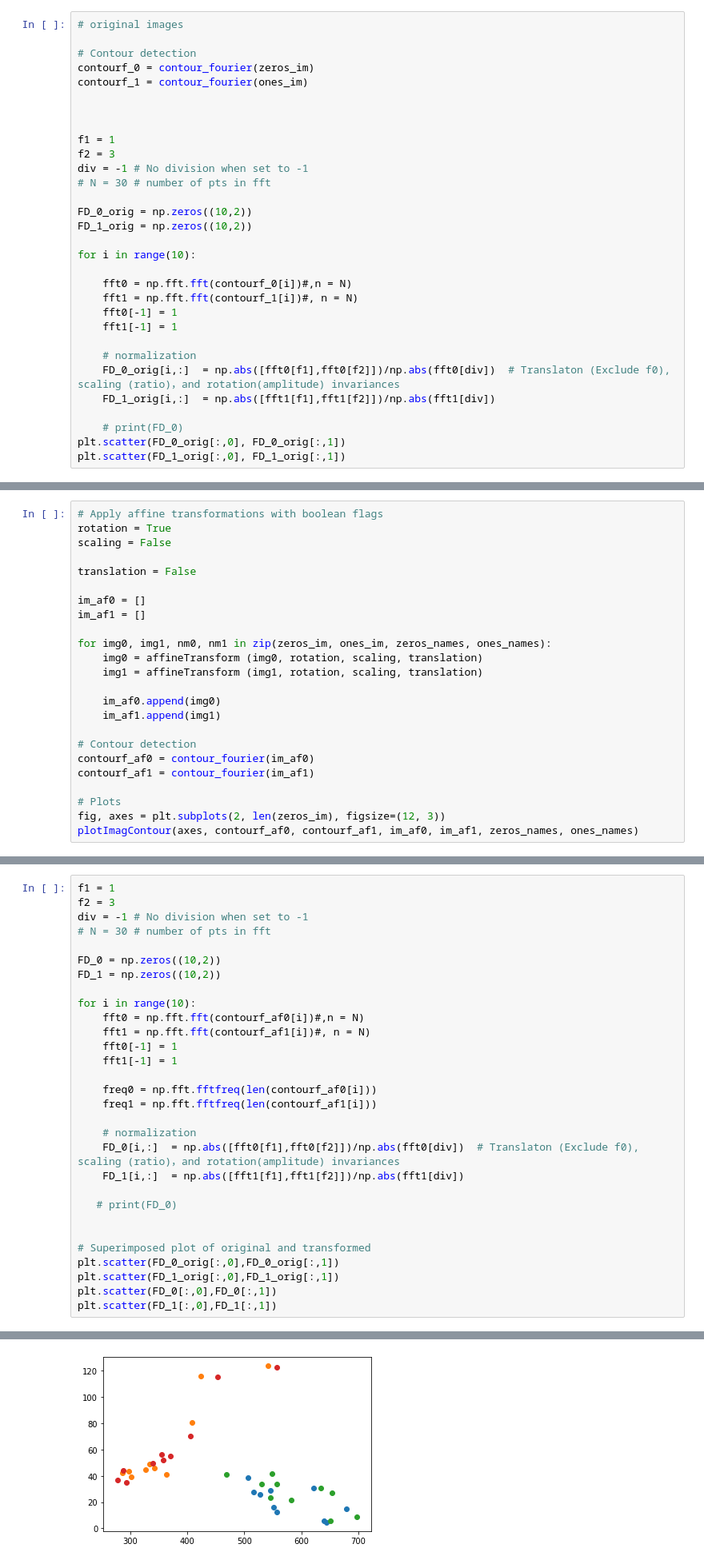
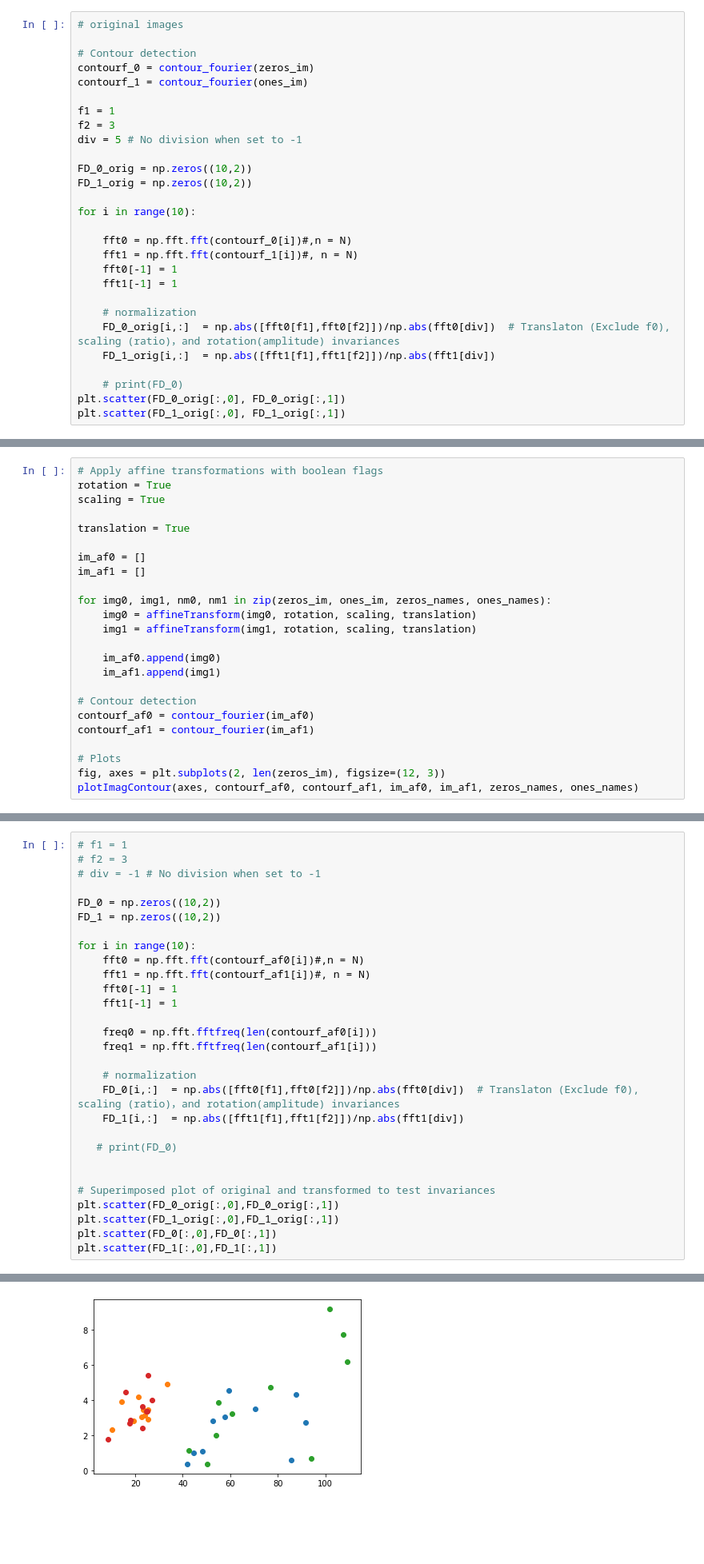
Before and after one commit to Jiang15/Image_analysis_and_pattern-recognition, a Jupyter notebook: Lab 2/lab_02_object_description.ipynb, the cells around one changed output, grey strips where cells are left out. Shown at 80% size. Saved outputs shown, nothing was run; the diff lists cells and outputs as text; blank space fills up the shorter version.

```diff
--- a/Lab 2/lab_02_object_description.ipynb
+++ b/Lab 2/lab_02_object_description.ipynb
@@ -264,12 +279,9 @@ def plotImagContour(axes, contourf_0, contourf_1, zeros_im, ones_im, zeros_names
 contourf_0 = contour_fourier(zeros_im)
 contourf_1 = contour_fourier(ones_im)
 
-
-
 f1 = 1
 f2 = 3
-div = -1 # No division when set to -1
-# N = 30 # number of pts in fft
+div = 5 # No division when set to -1
 
 FD_0_orig = np.zeros((10,2))
 FD_1_orig = np.zeros((10,2))
@@ -294,16 +306,16 @@ plt.scatter(FD_1_orig[:,0], FD_1_orig[:,1])
 # %%
 # Apply affine transformations with boolean flags
 rotation = True
-scaling = False
+scaling = True
 
-translation = False
+translation = True
 
 im_af0 = []
 im_af1 = []
 
 for img0, img1, nm0, nm1 in zip(zeros_im, ones_im, zeros_names, ones_names):
-    img0 = affineTransform (img0, rotation, scaling, translation)
-    img1 = affineTransform (img1, rotation, scaling, translation)
+    img0 = affineTransform(img0, rotation, scaling, translation)
+    img1 = affineTransform(img1, rotation, scaling, translation)
 
     im_af0.append(img0)
     im_af1.append(img1)
@@ -320,33 +337,32 @@ plotImagContour(axes, contourf_af0, contourf_af1, im_af0, im_af1, zeros_names, o
 # %%
-f1 = 1
-f2 = 3
-div = -1 # No division when set to -1
-# N = 30 # number of pts in fft
+# f1 = 1
+# f2 = 3
+# div = -1 # No division when set to -1
 
 FD_0 = np.zeros((10,2))
 FD_1 = np.zeros((10,2))
 
 for i in range(10):
     fft0 = np.fft.fft(contourf_af0[i])#,n = N)
     fft1 = np.fft.fft(contourf_af1[i])#, n = N)
     fft0[-1] = 1
     fft1[-1] = 1
 
     freq0 = np.fft.fftfreq(len(contourf_af0[i]))
     freq1 = np.fft.fftfreq(len(contourf_af1[i]))
 
     # normalization
     FD_0[i,:]  = np.abs([fft0[f1],fft0[f2]])/np.abs(fft0[div])  # Translaton (Exclude f0), scaling (ratio)，and rotation(amplitude) invariances
     FD_1[i,:]  = np.abs([fft1[f1],fft1[f2]])/np.abs(fft1[div])
 
    # print(FD_0)
 
 
-# Superimposed plot of original and transformed
+# Superimposed plot of original and transformed to test invariances
 plt.scatter(FD_0_orig[:,0],FD_0_orig[:,1])
 plt.scatter(FD_1_orig[:,0],FD_1_orig[:,1])
 plt.scatter(FD_0[:,0],FD_0[:,1])
 plt.scatter(FD_1[:,0],FD_1[:,1])
 # %% [output]
 <matplotlib.collections.PathCollection at 0x...>
-[figure, old version]
+[figure, new version]
```
Also changed, not shown: parts of 20 cells of this notebook.
